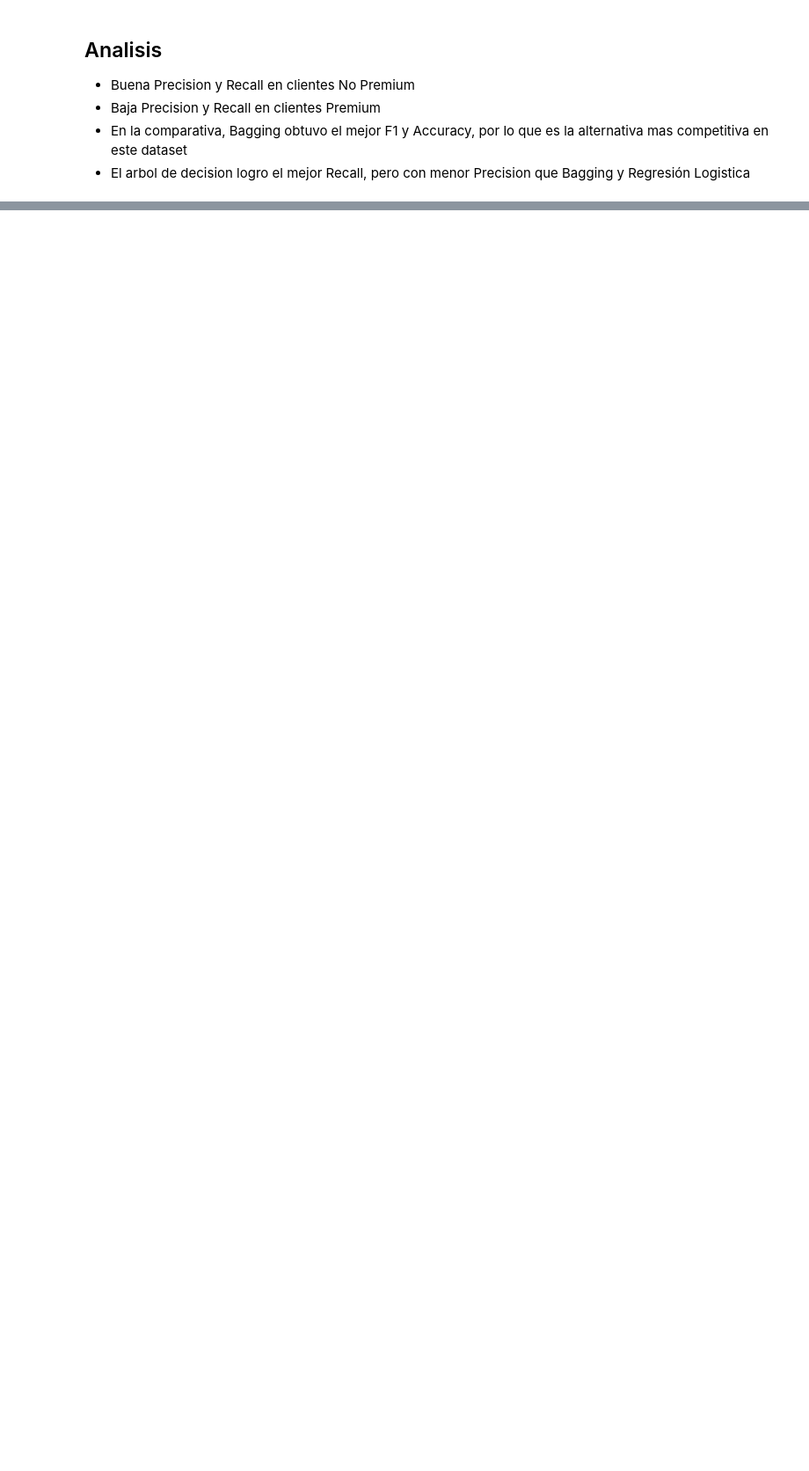
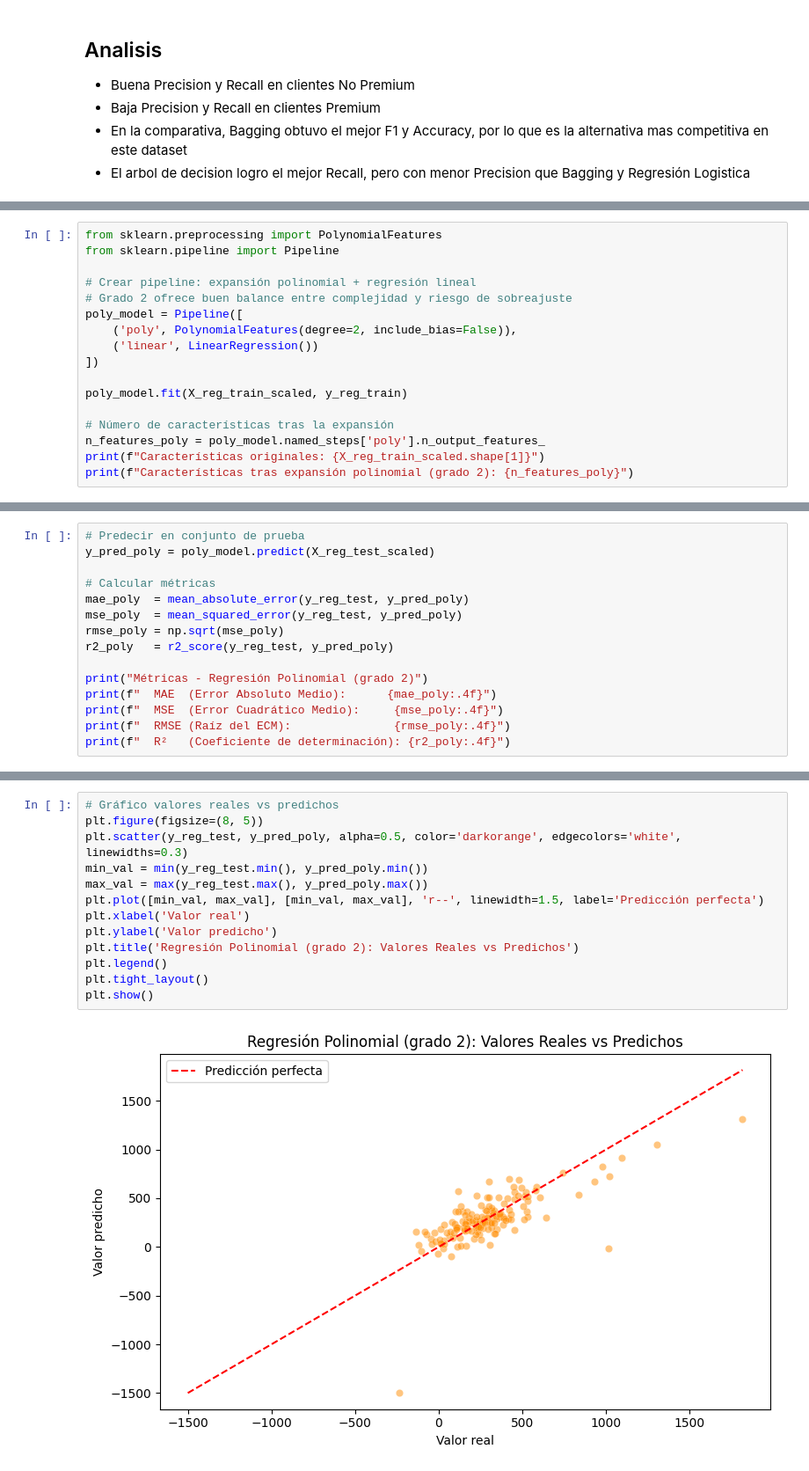
Before and after one commit to Tolally/info257-aprendizaje-de-maquinas-algoritmos-no-supervisados, a Jupyter notebook: Supervisado_Grupo16.ipynb, the cells around one changed output, grey strips where cells are left out. Shown at 88% size. Saved outputs shown, nothing was run; the diff lists cells and outputs as text; blank space fills up the shorter version.

```diff
--- a/Supervisado_Grupo16.ipynb
+++ b/Supervisado_Grupo16.ipynb
@@ -454,0 +599,17 @@ comparativa
+# %%
+from sklearn.preprocessing import PolynomialFeatures
+from sklearn.pipeline import Pipeline
+
+# Crear pipeline: expansión polinomial + regresión lineal
+# Grado 2 ofrece buen balance entre complejidad y riesgo de sobreajuste
+poly_model = Pipeline([
+    ('poly', PolynomialFeatures(degree=2, include_bias=False)),
+    ('linear', LinearRegression())
+])
+
+poly_model.fit(X_reg_train_scaled, y_reg_train)
+
+# Número de características tras la expansión
+n_features_poly = poly_model.named_steps['poly'].n_output_features_
+print(f"Características originales: {X_reg_train_scaled.shape[1]}")
+print(f"Características tras expansión polinomial (grado 2): {n_features_poly}")
@@ -454,0 +619,15 @@ comparativa
+# %%
+# Predecir en conjunto de prueba
+y_pred_poly = poly_model.predict(X_reg_test_scaled)
+
+# Calcular métricas
+mae_poly  = mean_absolute_error(y_reg_test, y_pred_poly)
+mse_poly  = mean_squared_error(y_reg_test, y_pred_poly)
+rmse_poly = np.sqrt(mse_poly)
+r2_poly   = r2_score(y_reg_test, y_pred_poly)
+
+print("Métricas - Regresión Polinomial (grado 2)")
+print(f"  MAE  (Error Absoluto Medio):      {mae_poly:.4f}")
+print(f"  MSE  (Error Cuadrático Medio):     {mse_poly:.4f}")
+print(f"  RMSE (Raíz del ECM):               {rmse_poly:.4f}")
+print(f"  R²   (Coeficiente de determinación): {r2_poly:.4f}")
@@ -454,0 +640,15 @@ comparativa
+# %%
+# Gráfico valores reales vs predichos
+plt.figure(figsize=(8, 5))
+plt.scatter(y_reg_test, y_pred_poly, alpha=0.5, color='darkorange', edgecolors='white', linewidths=0.3)
+min_val = min(y_reg_test.min(), y_pred_poly.min())
+max_val = max(y_reg_test.max(), y_pred_poly.max())
+plt.plot([min_val, max_val], [min_val, max_val], 'r--', linewidth=1.5, label='Predicción perfecta')
+plt.xlabel('Valor real')
+plt.ylabel('Valor predicho')
+plt.title('Regresión Polinomial (grado 2): Valores Reales vs Predichos')
+plt.legend()
+plt.tight_layout()
+plt.show()
+# %% [output]
+[figure, added]
```
Also changed, not shown: parts of 26 cells of this notebook.
